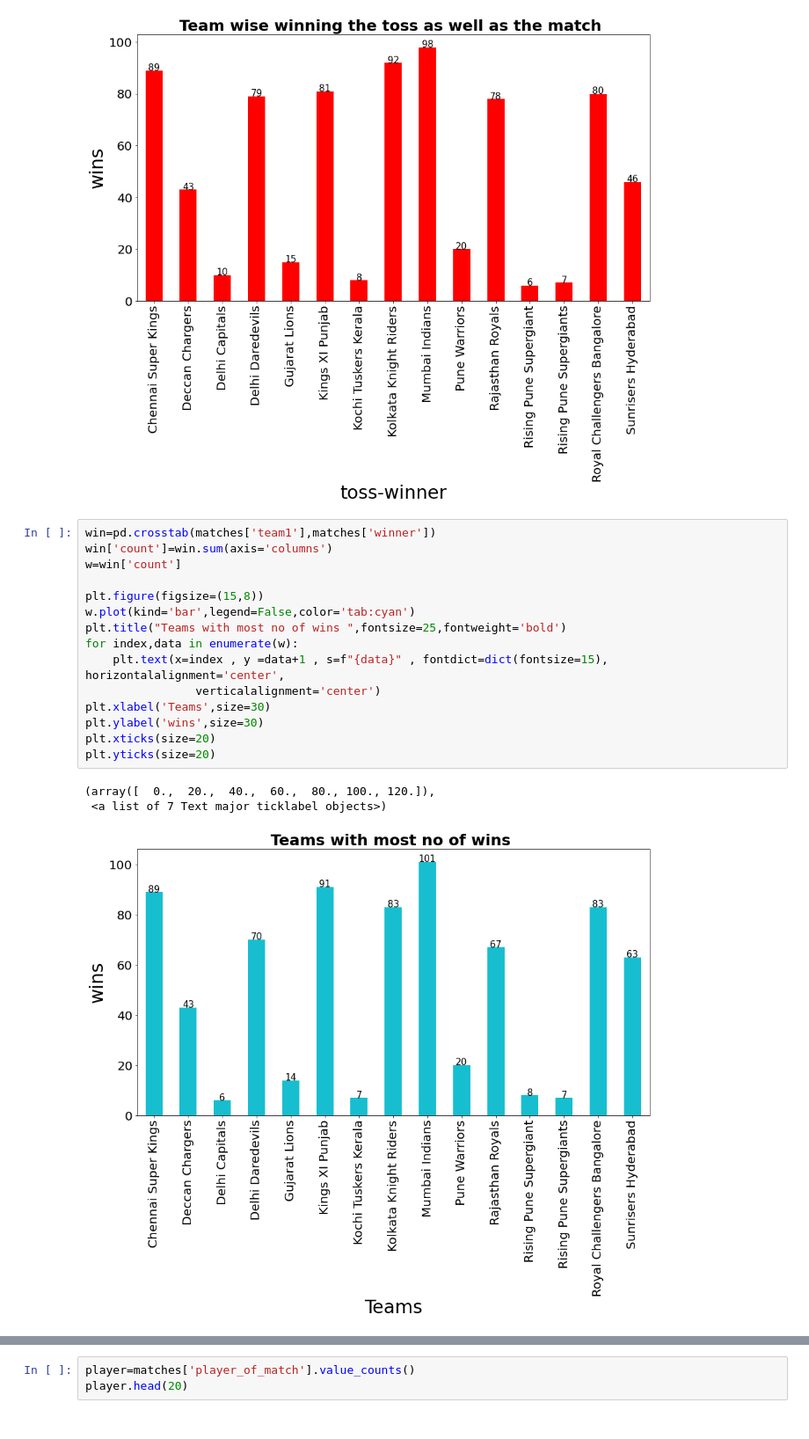
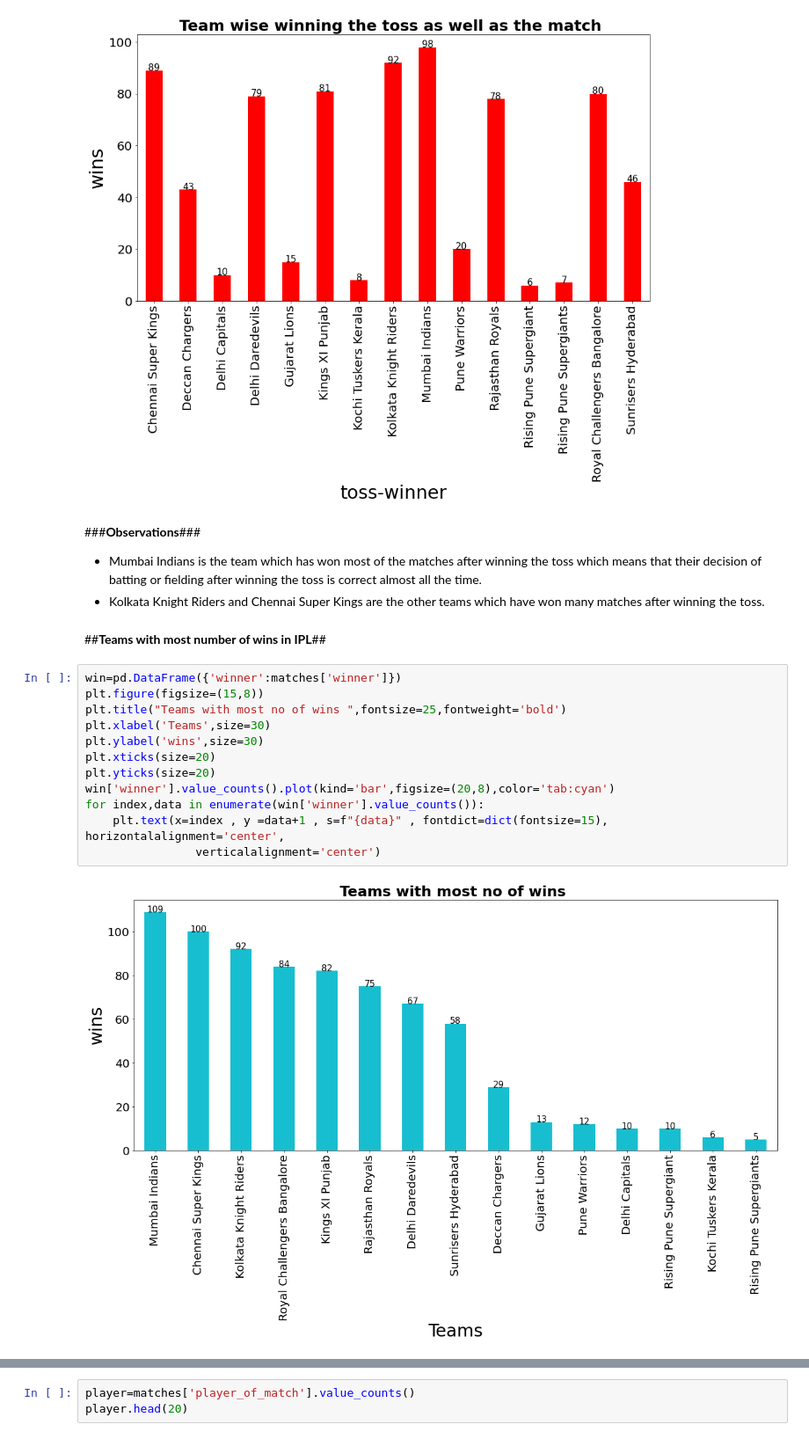
Before and after one commit to nehit210/EDA-on-sports-dataset, a Jupyter notebook: EDA.ipynb, the cells around one changed output, grey strips where cells are left out. Shown at 88% size. Drawn from its saved outputs; the diff is of its cells as text.

```diff
--- a/EDA.ipynb
+++ b/EDA.ipynb
@@ -375,22 +392,25 @@ plt.yticks(size=20)
 (array([  0.,  20.,  40.,  60.,  80., 100., 120.]),
  <a list of 7 Text major ticklabel objects>)
 [figure]
+# %% [markdown]
+###**Observations**###
+
+
+*   Mumbai Indians is the team which has won most of the matches after winning the toss which means that their decision of batting or fielding after winning the toss is correct almost all the time.
+*   Kolkata Knight Riders and Chennai Super Kings are the other teams which have won many matches after winning the toss.
+# %% [markdown]
+##**Teams with most number of wins in IPL**##
 # %%
-win=pd.crosstab(matches['team1'],matches['winner'])
-win['count']=win.sum(axis='columns')
-w=win['count']
-
+win=pd.DataFrame({'winner':matches['winner']})
 plt.figure(figsize=(15,8))
-w.plot(kind='bar',legend=False,color='tab:cyan')
 plt.title("Teams with most no of wins ",fontsize=25,fontweight='bold')
-for index,data in enumerate(w):
-    plt.text(x=index , y =data+1 , s=f"{data}" , fontdict=dict(fontsize=15), horizontalalignment='center',
-                verticalalignment='center')
 plt.xlabel('Teams',size=30)
 plt.ylabel('wins',size=30)
 plt.xticks(size=20)
 plt.yticks(size=20)
+win['winner'].value_counts().plot(kind='bar',figsize=(20,8),color='tab:cyan')
+for index,data in enumerate(win['winner'].value_counts()):
+    plt.text(x=index , y =data+1 , s=f"{data}" , fontdict=dict(fontsize=15), horizontalalignment='center',
+                verticalalignment='center')
 # %% [output]
-(array([  0.,  20.,  40.,  60.,  80., 100., 120.]),
- <a list of 7 Text major ticklabel objects>)
-[figure, old version]
+[figure, new version]
```
Also changed, not shown: parts of 13 cells of this notebook.
